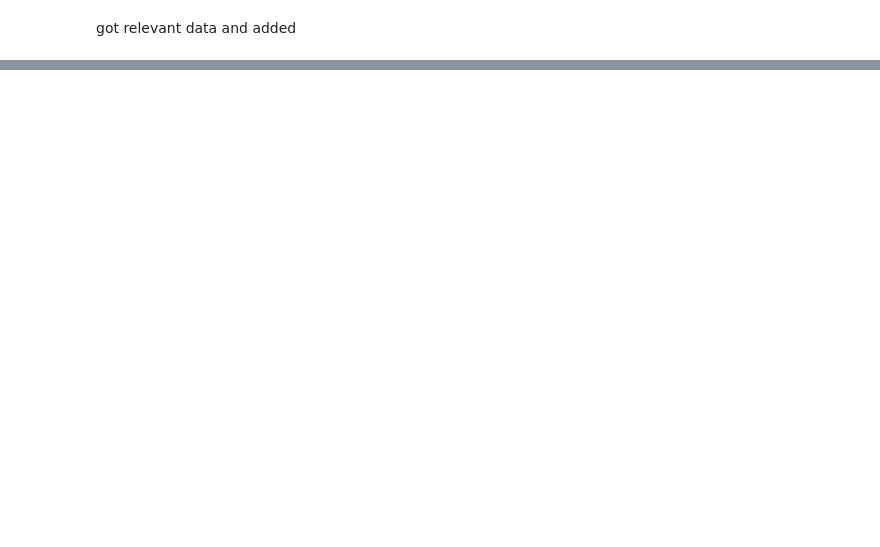
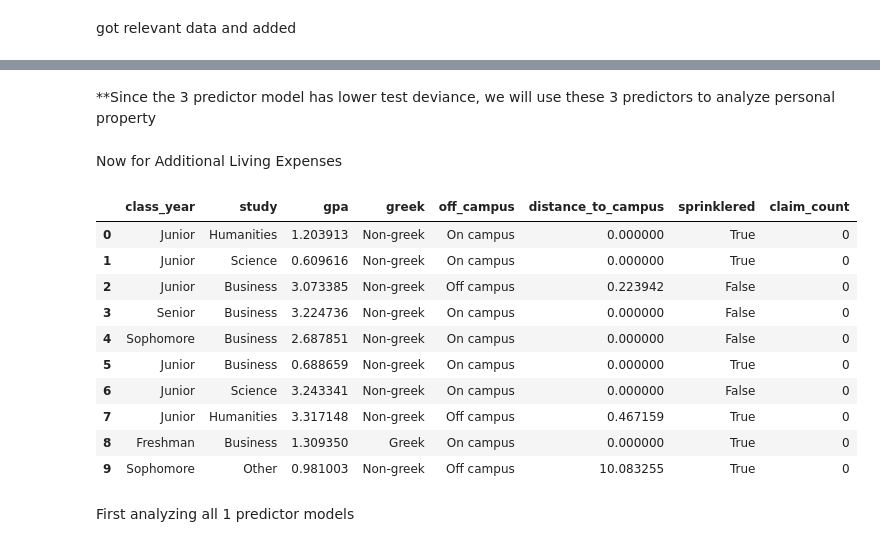
Before and after one commit to PabloRuizVelasco/ActuarialCaseStudy, a Jupyter notebook: notebooks/06_FrequencyModeling.ipynb, the cells around one changed output, grey strips where cells are left out. Drawn from its saved outputs; the diff is of its cells as text; code cells hidden in the pictures; blank space fills up the shorter version.

```diff
--- a/notebooks/06_FrequencyModeling.ipynb
+++ b/notebooks/06_FrequencyModeling.ipynb
@@ -59,15 +73,17 @@ import statsmodels.formula.api as smf
 # holdout frame for Personal Property, same treatment as the training frame
 pp_hold = freq[(freq.coverage == 'Personal Property') &
                (freq.training_holdout == 'holdout')].copy()
-for c in ['class', 'study', 'greek', 'off_campus']:
+for c in ['class_year', 'study', 'greek', 'gender', 'off_campus']:
     pp_hold[c] = pp_hold[c].astype('category')
 
 
 def poisson_deviance(y, mu):
     """2 * sum[ y*log(y/mu) - (y - mu) ], with 0*log(0) = 0."""
-    y  = np.asarray(y,  dtype=float)
-    mu = np.asarray(mu, dtype=float)
-    term = np.where(y > 0, y * np.log(y / mu), 0.0)
+    y   = np.asarray(y,  dtype=float)
+    mu  = np.asarray(mu, dtype=float)
+    pos = y > 0
+    term = np.zeros_like(y)
+    term[pos] = y[pos] * np.log(y[pos] / mu[pos])
     return 2.0 * np.sum(term - (y - mu))
 
 
@@ -93,0 +210,29 @@ SyntaxError: invalid syntax (<unknown>, line 1)
+# %% [markdown]
+**Since the 3 predictor model has lower test deviance, we will use these 3 predictors to analyze personal property
+# %% [markdown]
+Now for Additional Living Expenses
+# %%
+ale = fq_train['Additional Living Expense'][RATING_VARS + ['claim_count']].copy()
+
+for c in ['class_year', 'study', 'greek', 'gender', 'off_campus']:
+    ale[c] = ale[c].astype('category')
+
+ale_hold = freq[(freq.coverage == 'Additional Living Expense') &
+                (freq.training_holdout == 'holdout')].copy()
+
+for c in ['class_year', 'study', 'greek', 'gender', 'off_campus']:
+    ale_hold[c] = ale_hold[c].astype('category')
+# %% [output]
+|  | class_year | study | gpa | greek | off_campus | distance_to_campus | sprinklered | claim_count |
+| 0 | Junior | Humanities | 1.203913 | Non-greek | On campus | 0.000000 | True | 0 |
+| 1 | Junior | Science | 0.609616 | Non-greek | On campus | 0.000000 | True | 0 |
+| 2 | Junior | Business | 3.073385 | Non-greek | Off campus | 0.223942 | False | 0 |
+| 3 | Senior | Business | 3.224736 | Non-greek | On campus | 0.000000 | False | 0 |
+| 4 | Sophomore | Business | 2.687851 | Non-greek | On campus | 0.000000 | False | 0 |
+| 5 | Junior | Business | 0.688659 | Non-greek | On campus | 0.000000 | True | 0 |
+| 6 | Junior | Science | 3.243341 | Non-greek | On campus | 0.000000 | False | 0 |
+| 7 | Junior | Humanities | 3.317148 | Non-greek | Off campus | 0.467159 | True | 0 |
+| 8 | Freshman | Business | 1.309350 | Greek | On campus | 0.000000 | True | 0 |
+| 9 | Sophomore | Other | 0.981003 | Non-greek | Off campus | 10.083255 | True | 0 |
+# %% [markdown]
+First analyzing all 1 predictor models
```
Also changed, not shown: parts of 18 cells of this notebook, 1 other file.
